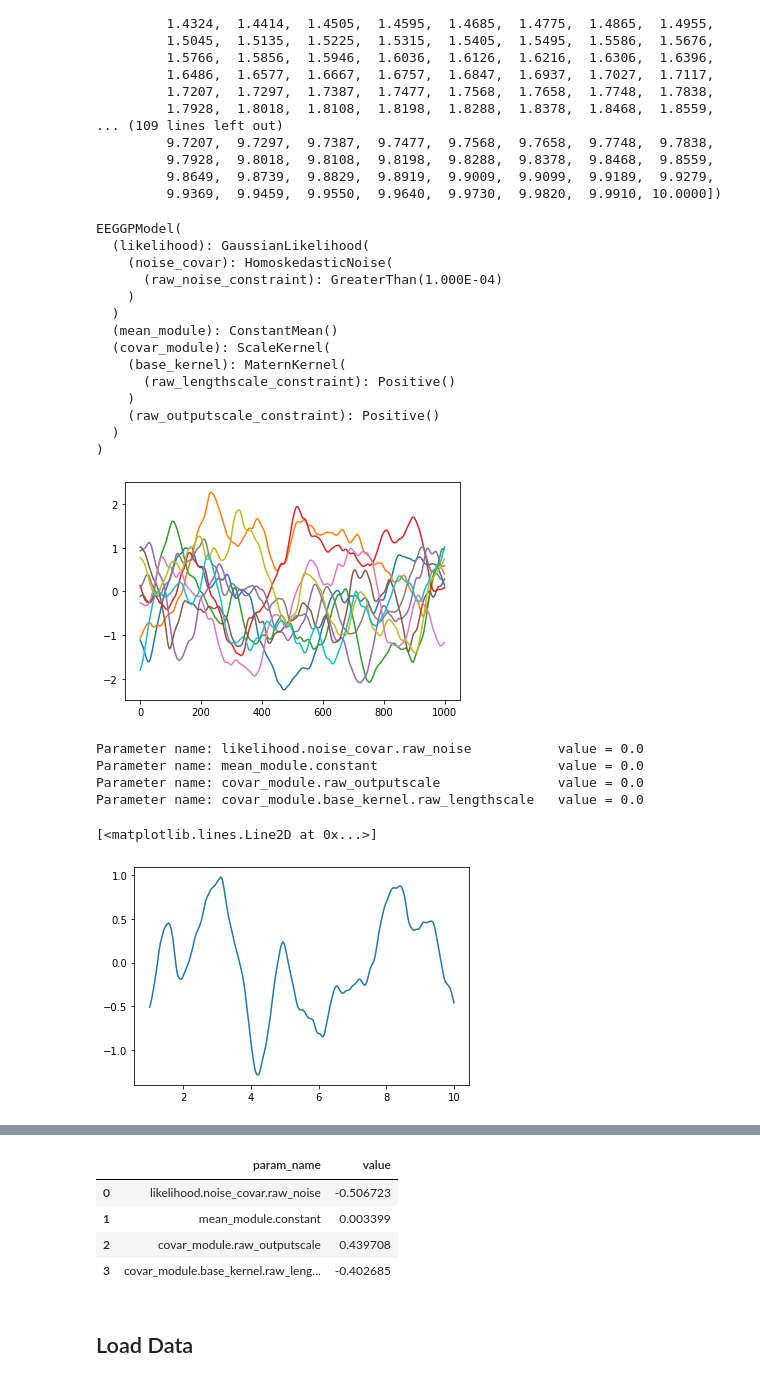
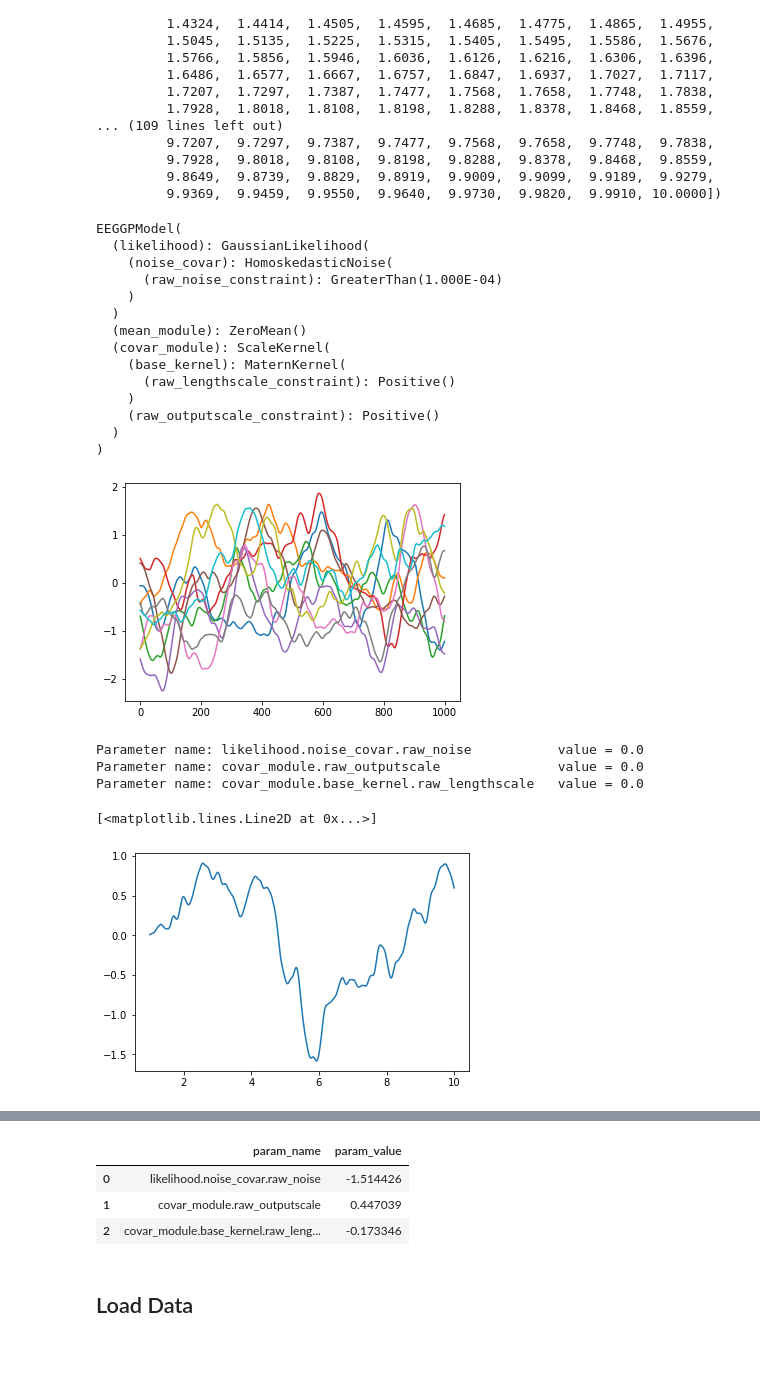
Before and after one commit to noamsgl/msc, a Jupyter notebook: scripts/generate/generate_eeg_with_gaussian_process.ipynb, the cells around one changed output, grey strips where cells are left out. Saved outputs shown, nothing was run; the diff lists cells and outputs as text; code cells hidden in the pictures; blank space fills up the shorter version.

```diff
--- a/scripts/generate/generate_eeg_with_gaussian_process.ipynb
+++ b/scripts/generate/generate_eeg_with_gaussian_process.ipynb
@@ -17,7 +17,7 @@ The autoreload extension is already loaded. To reload it, use:
 class EEGGPModel(gpytorch.models.ExactGP):
     def __init__(self, train_x, train_y, likelihood):
         super(EEGGPModel, self).__init__(train_x, train_y, likelihood)
-        self.mean_module = gpytorch.means.ConstantMean()
+        self.mean_module = gpytorch.means.ZeroMean()
         self.covar_module = gpytorch.kernels.ScaleKernel(gpytorch.kernels.MaternKernel(1.5))
 
     def forward(self, x):
@@ -60,7 +60,7 @@ EEGGPModel(
       (raw_noise_constraint): GreaterThan(1.000E-04)
     )
   )
-  (mean_module): ConstantMean()
+  (mean_module): ZeroMean()
   (covar_module): ScaleKernel(
     (base_kernel): MaternKernel(
       (raw_lengthscale_constraint): Positive()
@@ -72,13 +72,12 @@ EEGGPModel(
 for i in range(10):
     plt.plot(model(times).sample())
 # %% [output]
-[figure, old version]
+[figure, new version]
 # %%
 for param_name, param in model.named_parameters():
     print(f'Parameter name: {param_name:42} value = {param.item()}')
 # %% [output]
 Parameter name: likelihood.noise_covar.raw_noise           value = 0.0
-Parameter name: mean_module.constant                       value = 0.0
 Parameter name: covar_module.raw_outputscale               value = 0.0
 Parameter name: covar_module.base_kernel.raw_lengthscale   value = 0.0
 # %%
@@ -88,7 +87,7 @@ train_y = 2*model(times).sample()
 plt.plot(train_x, (train_y - train_y.mean())/(torch.var(train_y - train_y.mean())))
 # %% [output]
 [<matplotlib.lines.Line2D at 0x...>]
-[figure, old version]
+[figure, new version]
 # %%
 def training_loop(train_x, train_y, num_iters=50, lr=0.01):
     model = EEGGPModel(train_x, train_y, likelihood)
@@ -115,8 +114,8 @@ def training_loop(train_x, train_y, num_iters=50, lr=0.01):
         ))
         optimizer.step()
 
-    results = pd.DataFrame(model.named_parameters(), columns=["param_name", "param_value"])
-    results['param_value'] = params.param_value.apply(lambda x: x.item())
+    params = pd.DataFrame(model.named_parameters(), columns=["param_name", "param_value"])
+    params['param_value'] = params.param_value.apply(lambda x: x.item())
     return params
 
 training_loop(train_x, train_y)
@@ -141,8 +140,7 @@ Iter 50/50 - Loss: 0.660   lengthscale: 0.514   noise: 0.476
-|  | param_name | value |
-| 0 | likelihood.noise_covar.raw_noise | -0.506723 |
-| 1 | mean_module.constant | 0.003399 |
-| 2 | covar_module.raw_outputscale | 0.439708 |
-| 3 | covar_module.base_kernel.raw_leng... | -0.402685 |
+|  | param_name | param_value |
+| 0 | likelihood.noise_covar.raw_noise | -1.514426 |
+| 1 | covar_module.raw_outputscale | 0.447039 |
+| 2 | covar_module.base_kernel.raw_leng... | -0.173346 |
 # %% [markdown]
 ## Load Data
 # %%
```
Also changed, not shown: parts of 7 cells of this notebook.
